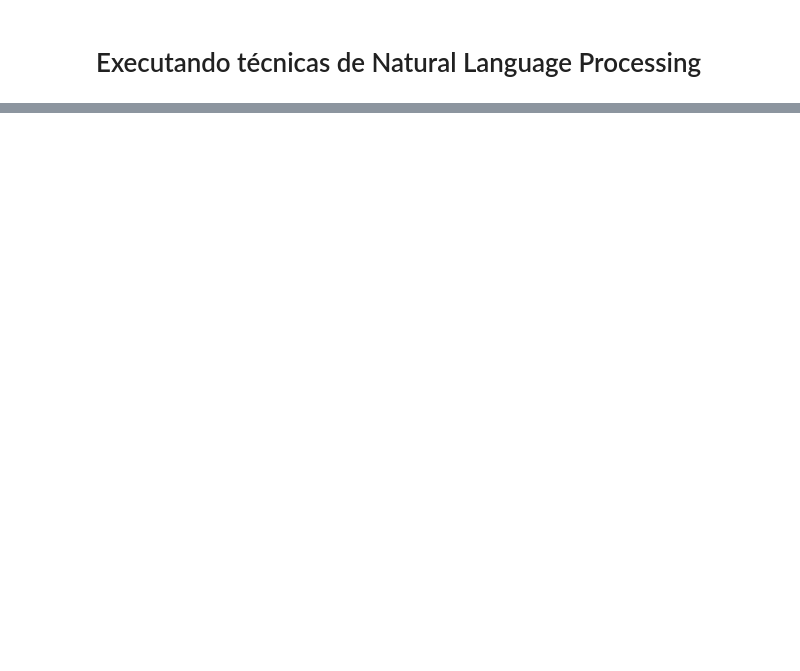
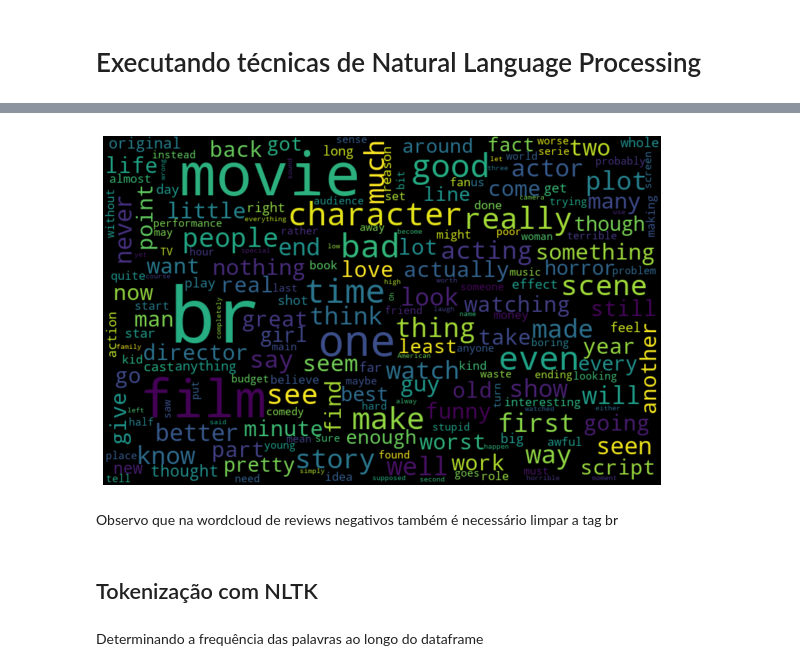
Before and after one commit to dgavieira/NLP-Celero, a Jupyter notebook: NLP_Teste.ipynb, the cells around one changed output, grey strips where cells are left out. Saved outputs shown, nothing was run; the diff lists cells and outputs as text; code cells hidden in the pictures; blank space fills up the shorter version.

```diff
--- a/NLP_Teste.ipynb
+++ b/NLP_Teste.ipynb
@@ -603,0 +648,3 @@ Precisão do Modelo LinearSVC: 65.16%
+# %%
+review_negative = df_imdb.query("sentiment == 'negative'")
+review_negative.head()
@@ -603,0 +658,15 @@ Precisão do Modelo LinearSVC: 65.16%
+# %%
+negative_words = ' '.join([text for text in review_negative['review']])
+
+word_cloud = WordCloud(width=800, height=500, max_font_size=110, collocations=False).generate(negative_words)
+
+plt.figure(figsize=(10,7))
+plt.imshow(word_cloud, interpolation='bilinear')
+plt.axis('off')
+plt.show()
+# %% [output]
+[figure, added]
+# %% [markdown]
+Observo que na wordcloud de reviews negativos também é necessário limpar a tag br
+# %% [markdown]
+## Tokenização com NLTK
@@ -603,0 +677,2 @@ Precisão do Modelo LinearSVC: 65.16%
+# %% [markdown]
+Determinando a frequência das palavras ao longo do dataframe
```
Also changed, not shown: parts of 77 cells of this notebook.
